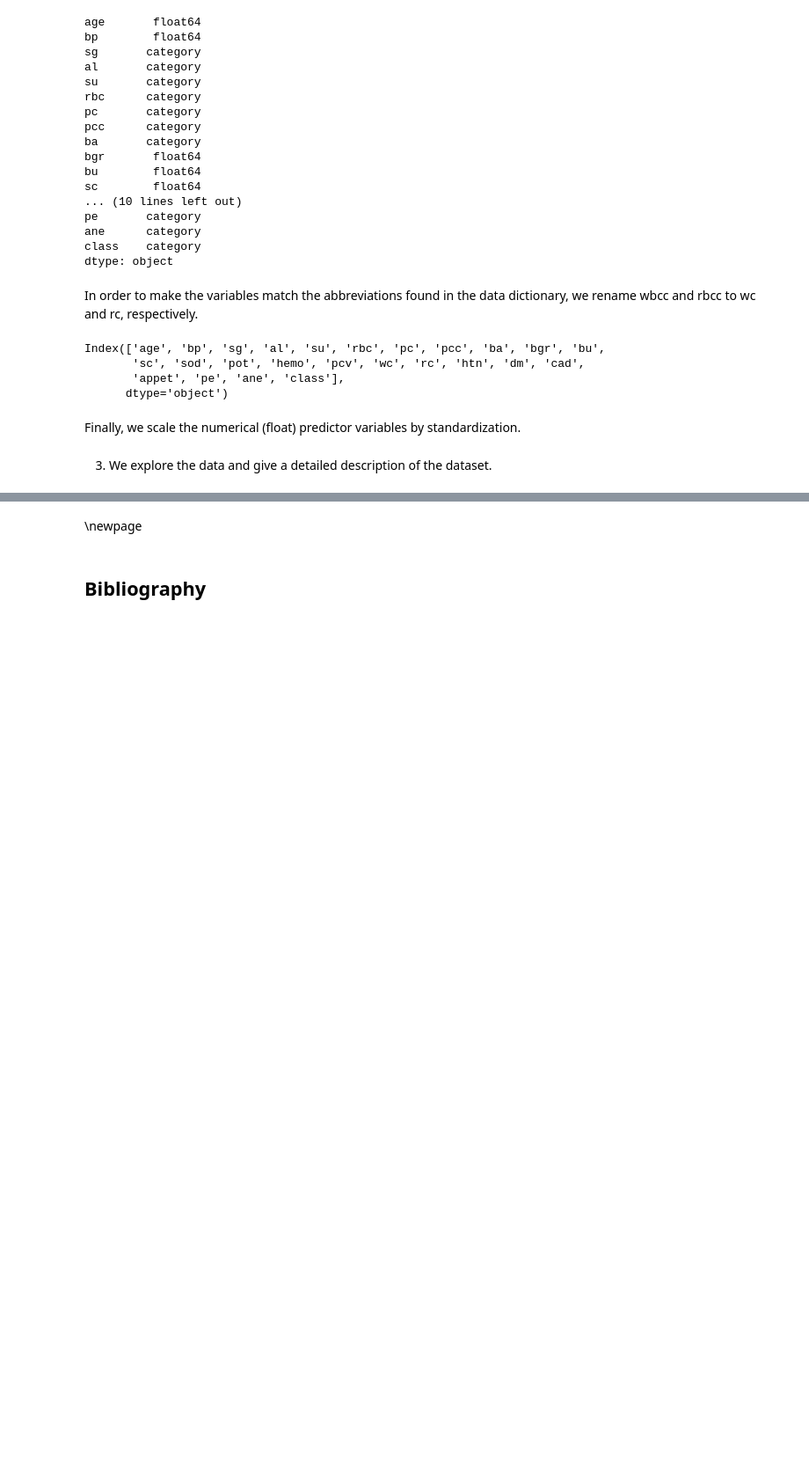
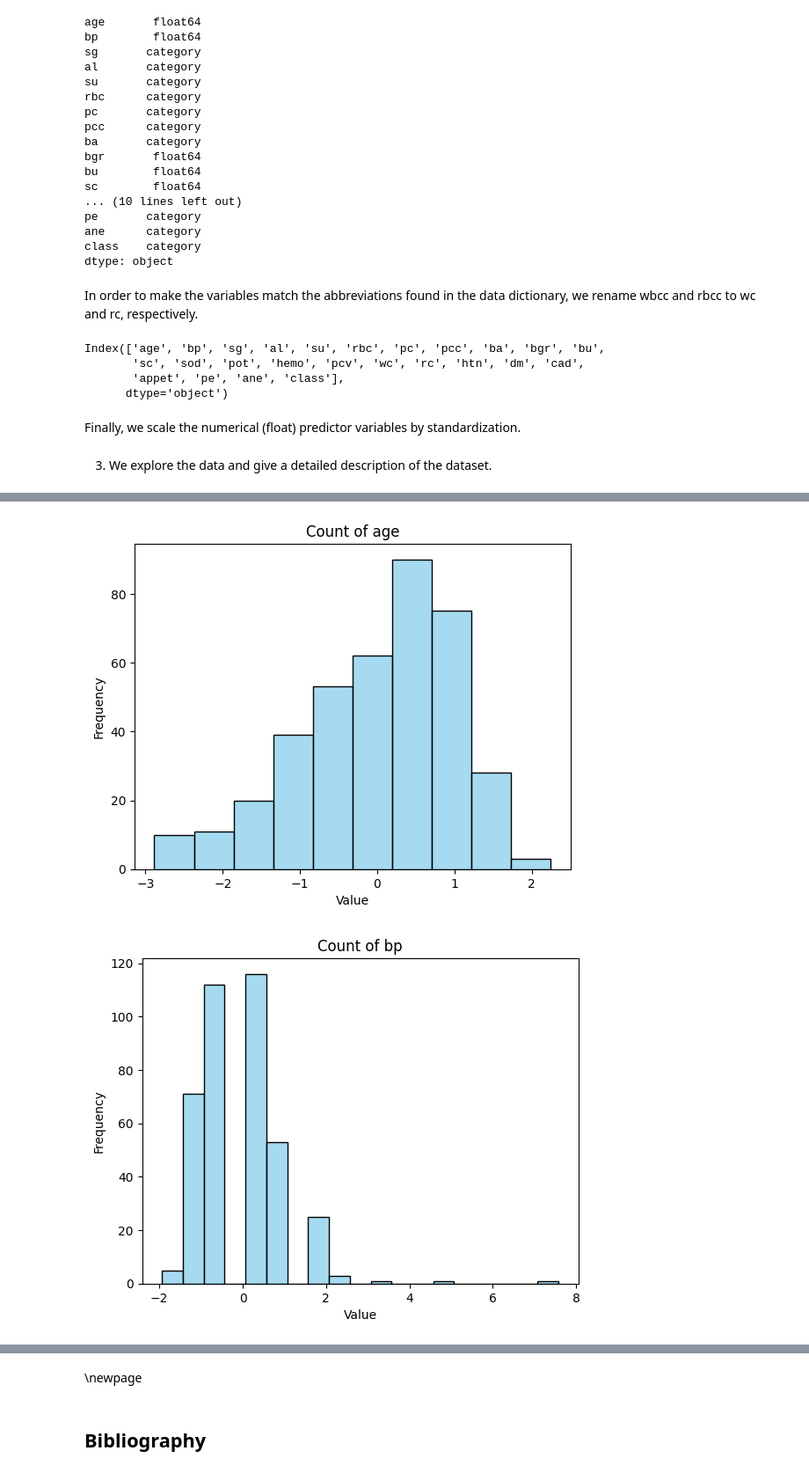
Before and after one commit to seebachl/3DA3-Asgmt-6, a Jupyter notebook: Seebach_Lily_HW6.ipynb, the cells around one changed output, grey strips where cells are left out. Shown at 88% size. Saved outputs shown, nothing was run; the diff lists cells and outputs as text; code cells hidden in the pictures; blank space fills up the shorter version.

```diff
--- a/Seebach_Lily_HW6.ipynb
+++ b/Seebach_Lily_HW6.ipynb
@@ -123,0 +222,16 @@ print(data.iloc[0:2,12:26])
+# %%
+for col in num_col:
+    sns.histplot(
+        data=data,
+        x=str(col),
+        color='skyblue',
+        edgecolor='black',
+        binwidth=0.5
+        )
+    plt.xlabel('Value')
+    plt.ylabel('Frequency')
+    plt.title("Count of " + str(col))
+    plt.show()
+# %% [output]
+[figure, added]
+[figure, added]
```
Also changed, not shown: parts of 9 cells of this notebook.
